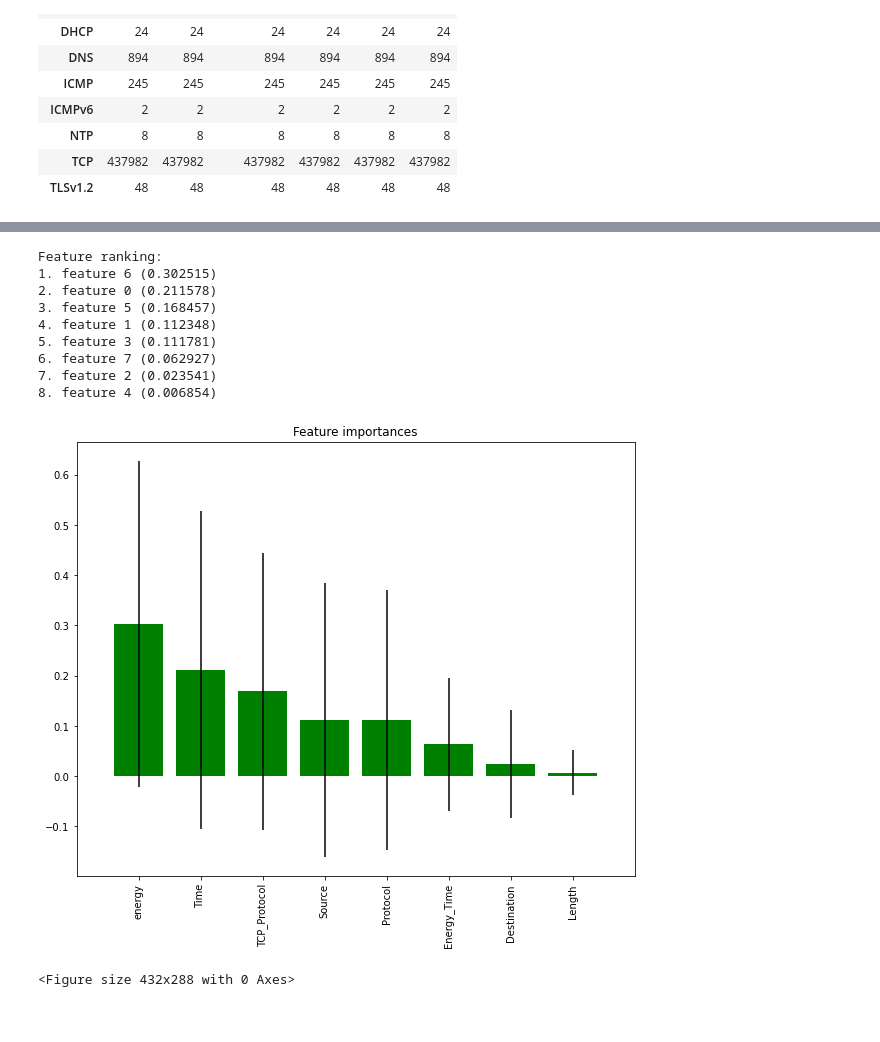
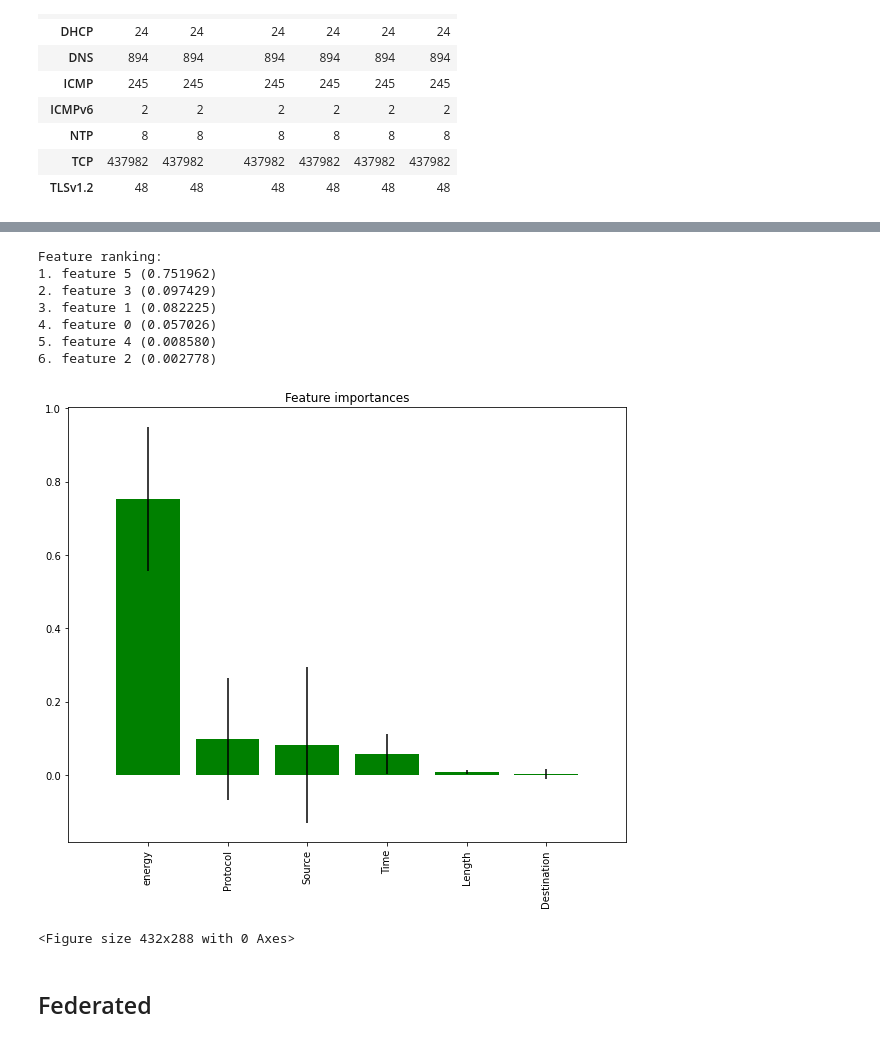
Before and after one commit to Alexis-BX/federated_iot_threat_detection, a Jupyter notebook: Final Merge.ipynb, the cells around one changed output, grey strips where cells are left out. Saved outputs shown, nothing was run; the diff lists cells and outputs as text; code cells hidden in the pictures.

```diff
--- a/Final Merge.ipynb
+++ b/Final Merge.ipynb
@@ -301,9 +298,6 @@ class Node:
     def is_leaf_node(self):
         return self.value is not None
 # %%
-# Model Accuracy, how often is the classifier correct?
-print("Model Accuracy is:",metrics.accuclass)
-
 class DecisionTree:
 
     def __init__(self, min_samples_split=2, max_depth=100, n_feats=None):
@@ -317,7 +311,8 @@ class DecisionTree:
         self.root = self._grow_tree(X, y)
 
     def predict(self, X):
-        return np.array([self._traverse_tree(x, self.root) for x in X])
+        return np.array([self._traverse_tree(X.iloc[i], self.root) for i in range(X.shape[0])])
+        #return np.array([self._traverse_tree(x, self.root) for x in X])
 
     def _grow_tree(self, X, y, depth=0):
         n_samples, n_features = X.shape
@@ -336,16 +331,16 @@ class DecisionTree:
         best_feat, best_thresh = self._best_criteria(X, y, feat_idxs)
 
         # grow the children that result from the split
-        left_idxs, right_idxs = self._split(X[:, best_feat], best_thresh)
-        left = self._grow_tree(X[left_idxs, :], y[left_idxs], depth+1)
-        right = self._grow_tree(X[right_idxs, :], y[right_idxs], depth+1)
+        left_idxs, right_idxs = self._split(X.iloc[:, best_feat], best_thresh)
+        left = self._grow_tree(X.iloc[left_idxs, :], y.iloc[left_idxs], depth+1)
+        right = self._grow_tree(X.iloc[right_idxs, :], y.iloc[right_idxs], depth+1)
         return Node(best_feat, best_thresh, left, right)
 
     def _best_criteria(self, X, y, feat_idxs):
         best_gain = -1
         split_idx, split_thresh = None, None
         for feat_idx in feat_idxs:
-            X_column = X[:, feat_idx]
+            X_column = X.iloc[:, feat_idx]
             thresholds = np.unique(X_column)
             for threshold in thresholds:
                 gain = self._information_gain(y, X_column, threshold)
@@ -370,7 +365,7 @@ class DecisionTree:
         # compute the weighted avg. of the loss for the children
         n = len(y)
         n_l, n_r = len(left_idxs), len(right_idxs)
-        e_l, e_r = entropy(y[left_idxs]), entropy(y[right_idxs])
+        e_l, e_r = entropy(y.iloc[left_idxs]), entropy(y.iloc[right_idxs])
         child_entropy = (n_l / n) * e_l + (n_r / n) * e_r
 
         # information gain is difference in loss before vs. after split
@@ -378,8 +373,8 @@ class DecisionTree:
         return ig
 
     def _split(self, X_column, split_thresh):
-        left_idxs = np.argwhere(X_column <= split_thresh).flatten()
-        right_idxs = np.argwhere(X_column > split_thresh).flatten()
+        left_idxs = np.argwhere(X_column.values <= split_thresh).flatten()
+        right_idxs = np.argwhere(X_column.values > split_thresh).flatten()
         return left_idxs, right_idxs
 
     def _traverse_tree(self, x, node):
@@ -393,4 +388,4 @@ class DecisionTree:
     def _most_common_label(self, y):
         counter = Counter(y)
         most_common = counter.most_common(1)[0][0]
-        return most_commonracy_score(y_test, y_pred)
+        return most_common
@@ -400,7 +393,7 @@ AttributeError: module 'sklearn.metrics' has no attribute 'accuclass'
 def bootstrap_sample(X, y):
     n_samples = X.shape[0]
     idxs = np.random.choice(n_samples, n_samples, replace=True)
-    return X[idxs], y[idxs]
+    return X.iloc[idxs], y.iloc[idxs]
 # %%
 def most_common_label(y):
     counter = Counter(y)
@@ -445,3 +441,9 @@ NameError: name 'Final_merge' is not defined
-# %%
-clf = RandomForest(n_trees = 5)
-clf.fit(X_train, y_train)
+# %%
+use_hand_made_random_forest = False
+
+if use_hand_made_random_forest:
+    clf = RandomForest(n_trees = 5)
+else:
+    clf = RandomForestClassifier(5)
+
+clf.fit(X_train, y_train['target'])
@@ -533,36 +557,36 @@ plt.show()
 # %%
-clf_rf_5 = RandomForestClassifier()
+clf_rf_5 = RandomForestClassifier(5)
 clr_rf_5 = clf_rf_5.fit(X_train,y_train)
 importances = clr_rf_5.feature_importances_
 std = np.std([tree.feature_importances_ for tree in clf.estimators_],
              axis=0)
 indices = np.argsort(importances)[::-1]
 
 # Print the feature ranking
 print("Feature ranking:")
 
 for f in range(X_train.shape[1]):
     print("%d. feature %d (%f)" % (f + 1, indices[f], importances[indices[f]]))
 
 # Plot the feature importances of the forest
 
 plt.figure(1, figsize=(10, 8))
 plt.title("Feature importances")
 plt.bar(range(X_train.shape[1]), importances[indices],
        color="g", yerr=std[indices], align="center")
 plt.xticks(range(X_train.shape[1]), X_train.columns[indices],rotation=90)
 plt.xlim([-1, X_train.shape[1]])
 plt.show()
-plt.savefig('books_read.png')
+#plt.savefig('books_read.png')
 # %% [output]
 Feature ranking:
-1. feature 6 (0.302515)
-2. feature 0 (0.211578)
-3. feature 5 (0.168457)
-4. feature 1 (0.112348)
-5. feature 3 (0.111781)
-6. feature 7 (0.062927)
-7. feature 2 (0.023541)
-8. feature 4 (0.006854)
+1. feature 5 (0.751962)
+2. feature 3 (0.097429)
+3. feature 1 (0.082225)
+4. feature 0 (0.057026)
+5. feature 4 (0.008580)
+6. feature 2 (0.002778)
-[figure, old version]
+[figure, new version]
 <Figure size 432x288 with 0 Axes>
+# %% [markdown]
+## Federated
```
Also changed, not shown: parts of 24 cells of this notebook.
